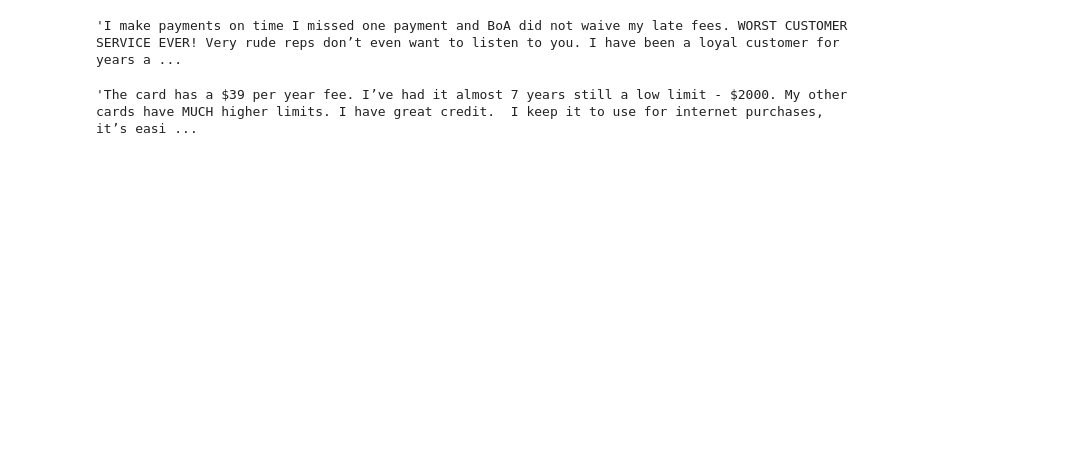
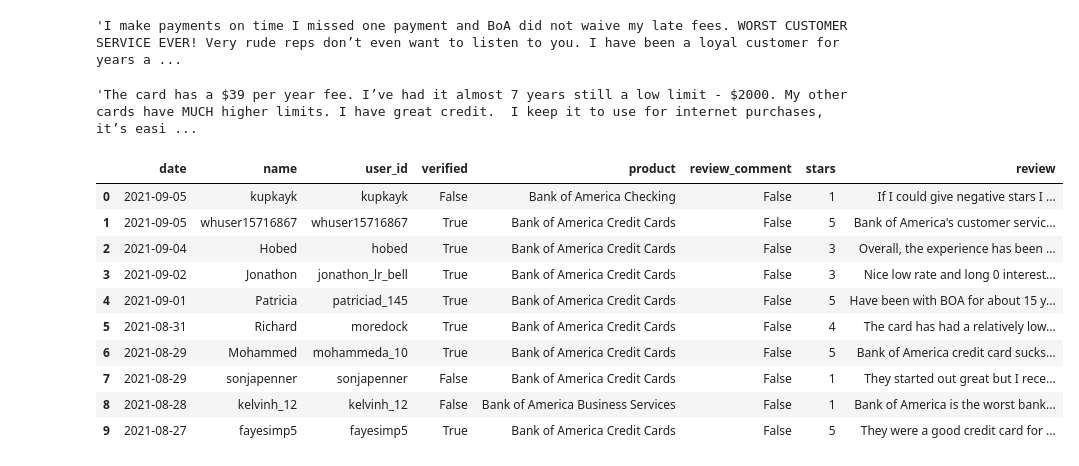
Before and after one commit to GitHubUzr/TextAnalytics, a Jupyter notebook: wallethub_scraping.ipynb, the cells around one changed output. Drawn from its saved outputs; the diff is of its cells as text; code cells hidden in the pictures; blank space fills up the shorter version.

```diff
--- a/wallethub_scraping.ipynb
+++ b/wallethub_scraping.ipynb
@@ -213,3 +328,17 @@ df = pd.read_pickle('boa_wallethub_reviews_2021-09-05.pkl')
 df.iloc[22].comment
 # %% [output]
 'The card has a $39 per year fee. I’ve had it almost 7 years still a low limit - $2000. My other cards have MUCH higher limits. I have great credit.  I keep it to use for internet purchases, it’s easi ...
+# %%
+data
+# %% [output]
+|  | date | name | user_id | verified | product | review_comment | stars | review |
+| 0 | 2021-09-05 | kupkayk | kupkayk | False | Bank of America Checking | False | 1 | If I could give negative stars I ... |
+| 1 | 2021-09-05 | whuser15716867 | whuser15716867 | True | Bank of America Credit Cards | False | 5 | Bank of America's customer servic... |
+| 2 | 2021-09-04 | Hobed | hobed | True | Bank of America Credit Cards | False | 3 | Overall, the experience has been ... |
+| 3 | 2021-09-02 | Jonathon | jonathon_lr_bell | True | Bank of America Credit Cards | False | 3 | Nice low rate and long 0 interest... |
+| 4 | 2021-09-01 | Patricia | patriciad_145 | True | Bank of America Credit Cards | False | 5 | Have been with BOA for about 15 y... |
+| 5 | 2021-08-31 | Richard | moredock | True | Bank of America Credit Cards | False | 4 | The card has had a relatively low... |
+| 6 | 2021-08-29 | Mohammed | mohammeda_10 | True | Bank of America Credit Cards | False | 5 | Bank of America credit card sucks... |
+| 7 | 2021-08-29 | sonjapenner | sonjapenner | False | Bank of America Credit Cards | False | 1 | They started out great but I rece... |
+| 8 | 2021-08-28 | kelvinh_12 | kelvinh_12 | False | Bank of America Business Services | False | 1 | Bank of America is the worst bank... |
+| 9 | 2021-08-27 | fayesimp5 | fayesimp5 | True | Bank of America Credit Cards | False | 5 | They were a good credit card for ... |
```
Also changed, not shown: parts of 18 cells of this notebook.
